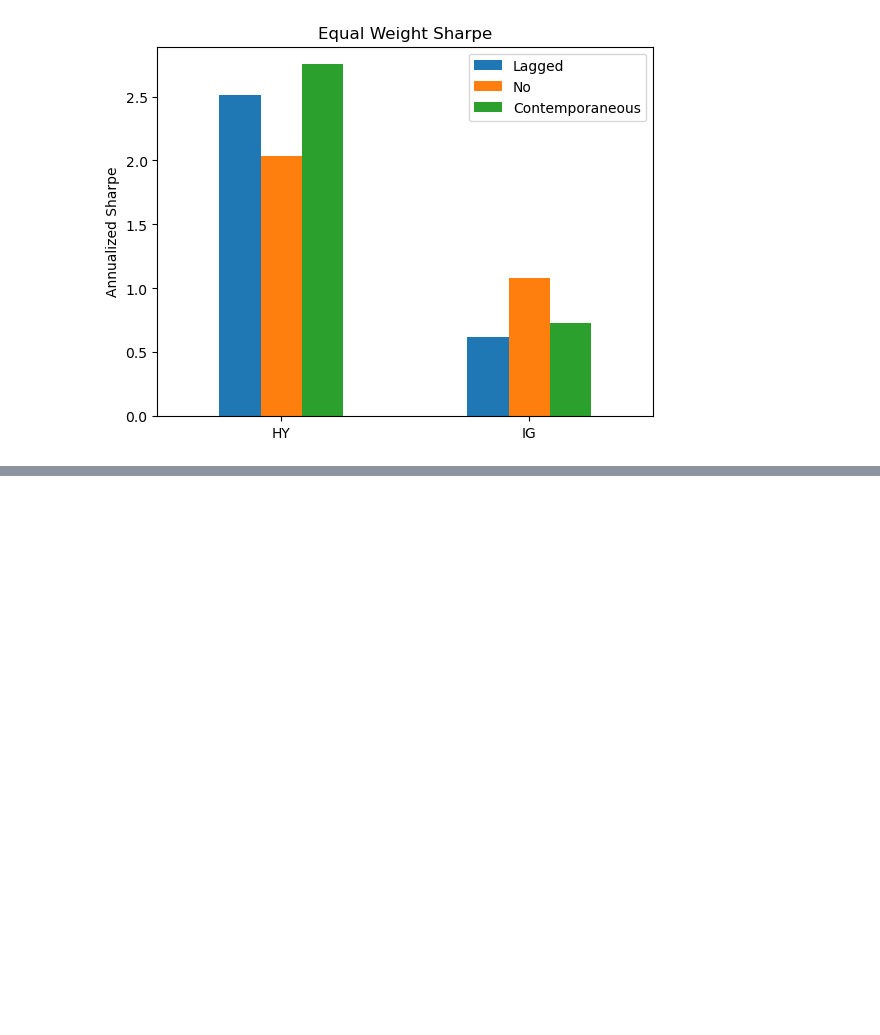
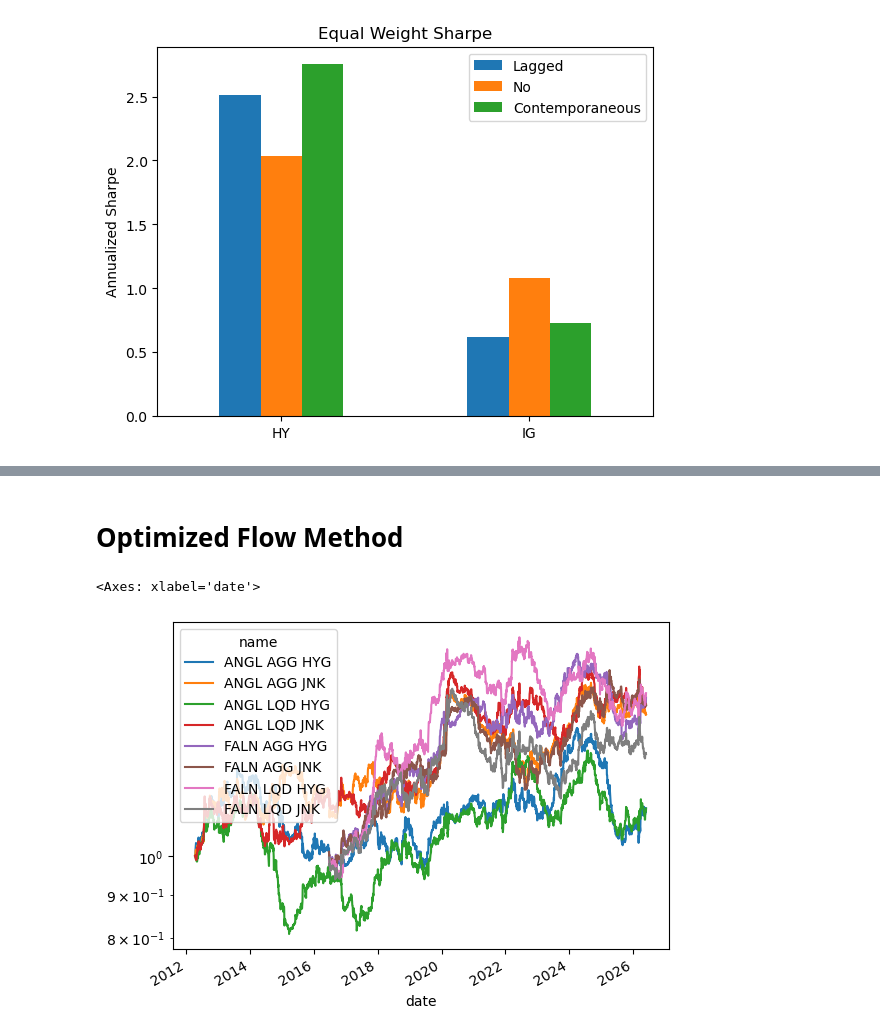
Before and after one commit to diegodalvarez/FallenAngelRiskPremia, a Jupyter notebook: notebook/2ReturnsReversion.ipynb, the cells around one changed output, grey strips where cells are left out. Drawn from its saved outputs; the diff is of its cells as text; code cells hidden in the pictures; blank space fills up the shorter version.

```diff
--- a/notebook/2ReturnsReversion.ipynb
+++ b/notebook/2ReturnsReversion.ipynb
@@ -210,0 +301,48 @@ plt.show()
+# %% [markdown]
+# Optimized Flow Method
+# %%
+path = r"C:\Users\Diego\Documents\GitHub\FallenAngelRiskPremia\data\RawData\ETFData.parquet"
+window = 30
+
+df_signal = (pd
+    .read_parquet(path = path, engine = "pyarrow")
+    .loc[lambda x: x.variable.isin(["FUND_FLOW", "CUR_MKT_CAP"])]
+    .assign(security = lambda x: x.security.str.split(" ").str[0])
+    .pivot(index = ["date", "security"], columns = "variable", values = "value")
+    .assign(ratio = lambda x: x.FUND_FLOW / x.CUR_MKT_CAP)
+    .reset_index()
+    .pivot(index = "date", columns = "security", values = "ratio")
+    .diff()
+    .apply(lambda x: x / x.ewm(span = 10, adjust = False).std())
+    .reset_index()
+    .melt(id_vars = ["date", "HYG", "JNK"], var_name = "fi_ticker", value_name = "fi_val")
+    .dropna()
+    .melt(id_vars = ["date", "fi_ticker", "fi_val"], var_name = "fa_ticker", value_name = "fa_val")
+    .dropna()
+    .assign(
+        name   = lambda x: x.fi_ticker + " " + x.fa_ticker,
+        spread = lambda x: x.fa_val - x.fi_val)
+    .pivot(index = "date", columns = "name", values = "spread")
+    .apply(lambda x: (x - x.ewm(span = window, adjust = False).mean()) / x.ewm(span = window, adjust = False).std())
+    .shift()
+    .reset_index()
+    .melt(id_vars = "date", value_name = "lag_signal")
+    .dropna())
+# %%
+path = r"C:\Users\Diego\Documents\GitHub\FallenAngelRiskPremia\data\PrepData\Rtn.parquet"
+(pd
+    .read_parquet(path = path, engine = "pyarrow")
+    .loc[lambda x: (x.asset == "etf") & (x.hedge == "no")]
+    [["date", "fa_ticker", "fa_rtn"]]
+    .drop_duplicates()
+    .merge(right = df_signal, how = "inner", on = ["date"])
+    .assign(
+        signal_rtn = lambda x: x.lag_signal * x.fa_rtn,
+        name       = lambda x: x.fa_ticker + " " + x.name)
+    .pivot(index = "date", columns = "name", values = "signal_rtn")
+    .apply(lambda x: x * (0.1 / (x.ewm(span = 100, adjust = False).std() * np.sqrt(252))))
+    .apply(lambda x: np.cumprod(1 + x))
+    .plot(logy = True))
+# %% [output]
+<Axes: xlabel='date'>
+[figure, added]
```
Also changed, not shown: parts of 15 cells of this notebook, 4 other files.
